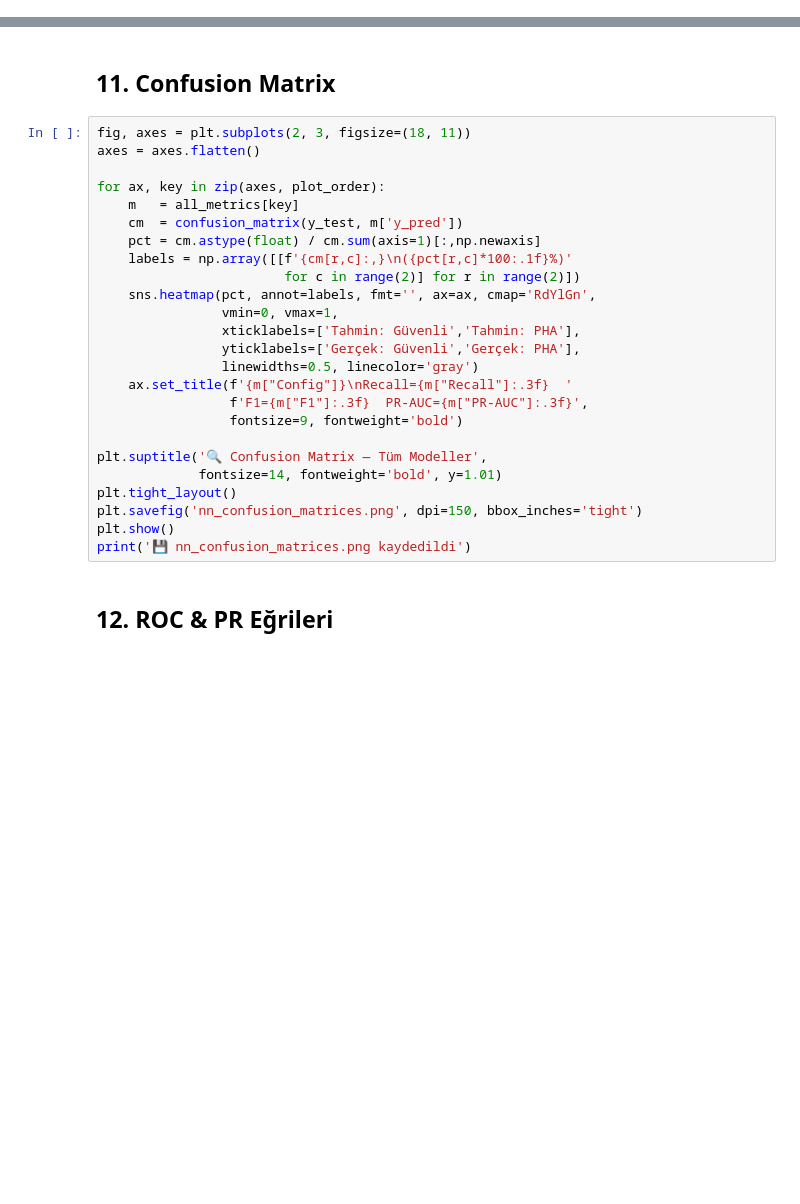
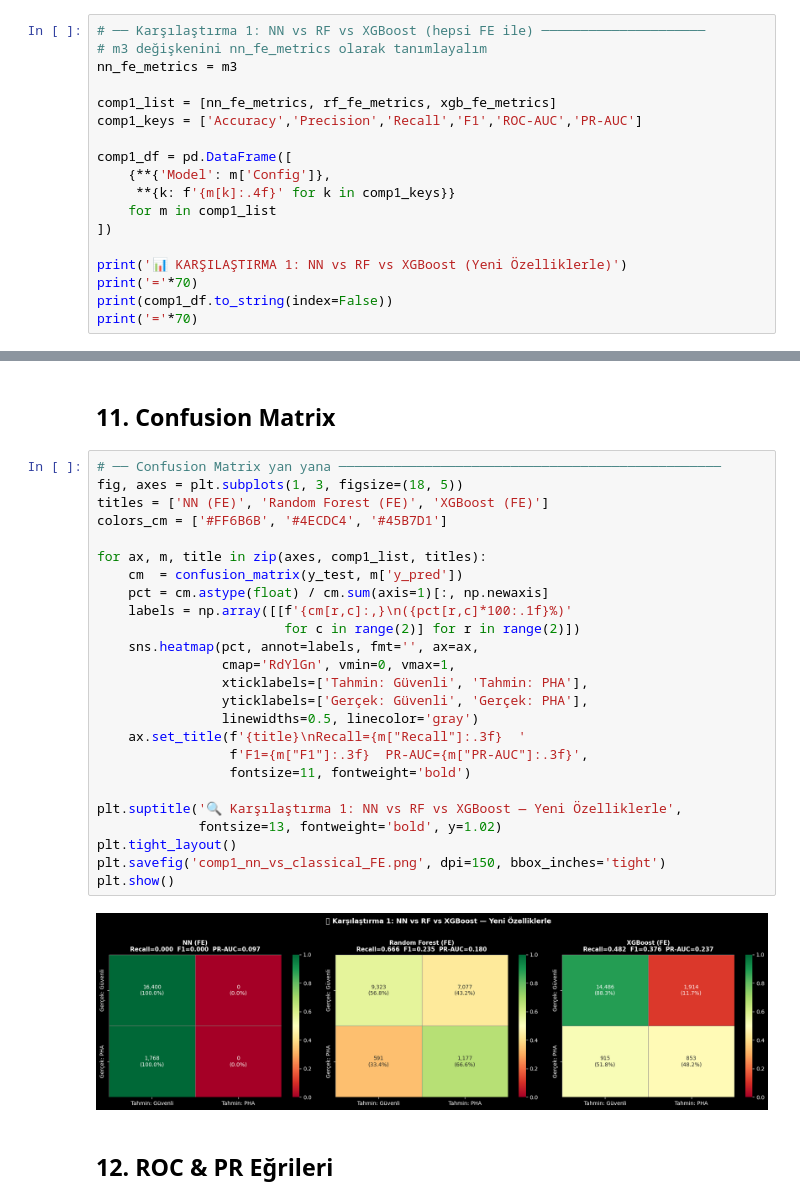
Before and after one commit to contactdilarayilmaz/asteroid-classification, a Jupyter notebook: Colab Notebooks/04_neural_network_challenge.ipynb, the cells around one changed output, grey strips where cells are left out. Saved outputs shown, nothing was run; the diff lists cells and outputs as text; blank space fills up the shorter version.

Commit message:
NN (with FE) vs. Base Models (with FE)

```diff
--- a/Colab Notebooks/04_neural_network_challenge.ipynb
+++ b/Colab Notebooks/04_neural_network_challenge.ipynb
@@ -565,0 +539,18 @@ print('💾 nn_training_curves.png kaydedildi')
+# %%
+# ── Karşılaştırma 1: NN vs RF vs XGBoost (hepsi FE ile) ─────────────────────
+# m3 değişkenini nn_fe_metrics olarak tanımlayalım
+nn_fe_metrics = m3
+
+comp1_list = [nn_fe_metrics, rf_fe_metrics, xgb_fe_metrics]
+comp1_keys = ['Accuracy','Precision','Recall','F1','ROC-AUC','PR-AUC']
+
+comp1_df = pd.DataFrame([
+    {**{'Model': m['Config']},
+     **{k: f'{m[k]:.4f}' for k in comp1_keys}}
+    for m in comp1_list
+])
+
+print('📊 KARŞILAŞTIRMA 1: NN vs RF vs XGBoost (Yeni Özelliklerle)')
+print('='*70)
+print(comp1_df.to_string(index=False))
+print('='*70)
@@ -566,30 +565,32 @@ print('💾 nn_training_curves.png kaydedildi')
 # %% [markdown]
 ## 11. Confusion Matrix
 # %%
-fig, axes = plt.subplots(2, 3, figsize=(18, 11))
-axes = axes.flatten()
+# ── Confusion Matrix yan yana ─────────────────────────────────────────────────
+fig, axes = plt.subplots(1, 3, figsize=(18, 5))
+titles = ['NN (FE)', 'Random Forest (FE)', 'XGBoost (FE)']
+colors_cm = ['#FF6B6B', '#4ECDC4', '#45B7D1']
 
-for ax, key in zip(axes, plot_order):
-    m   = all_metrics[key]
+for ax, m, title in zip(axes, comp1_list, titles):
     cm  = confusion_matrix(y_test, m['y_pred'])
-    pct = cm.astype(float) / cm.sum(axis=1)[:,np.newaxis]
+    pct = cm.astype(float) / cm.sum(axis=1)[:, np.newaxis]
     labels = np.array([[f'{cm[r,c]:,}\n({pct[r,c]*100:.1f}%)'
                         for c in range(2)] for r in range(2)])
-    sns.heatmap(pct, annot=labels, fmt='', ax=ax, cmap='RdYlGn',
-                vmin=0, vmax=1,
-                xticklabels=['Tahmin: Güvenli','Tahmin: PHA'],
-                yticklabels=['Gerçek: Güvenli','Gerçek: PHA'],
+    sns.heatmap(pct, annot=labels, fmt='', ax=ax,
+                cmap='RdYlGn', vmin=0, vmax=1,
+                xticklabels=['Tahmin: Güvenli', 'Tahmin: PHA'],
+                yticklabels=['Gerçek: Güvenli', 'Gerçek: PHA'],
                 linewidths=0.5, linecolor='gray')
-    ax.set_title(f'{m["Config"]}\nRecall={m["Recall"]:.3f}  '
+    ax.set_title(f'{title}\nRecall={m["Recall"]:.3f}  '
                  f'F1={m["F1"]:.3f}  PR-AUC={m["PR-AUC"]:.3f}',
-                 fontsize=9, fontweight='bold')
+                 fontsize=11, fontweight='bold')
 
-plt.suptitle('🔍 Confusion Matrix — Tüm Modeller',
-             fontsize=14, fontweight='bold', y=1.01)
+plt.suptitle('🔍 Karşılaştırma 1: NN vs RF vs XGBoost — Yeni Özelliklerle',
+             fontsize=13, fontweight='bold', y=1.02)
 plt.tight_layout()
-plt.savefig('nn_confusion_matrices.png', dpi=150, bbox_inches='tight')
+plt.savefig('comp1_nn_vs_classical_FE.png', dpi=150, bbox_inches='tight')
 plt.show()
-print('💾 nn_confusion_matrices.png kaydedildi')
+# %% [output]
+[figure, added]
 # %% [markdown]
 ## 12. ROC & PR Eğrileri
 # %%
```
Also changed, not shown: parts of 25 cells of this notebook.
